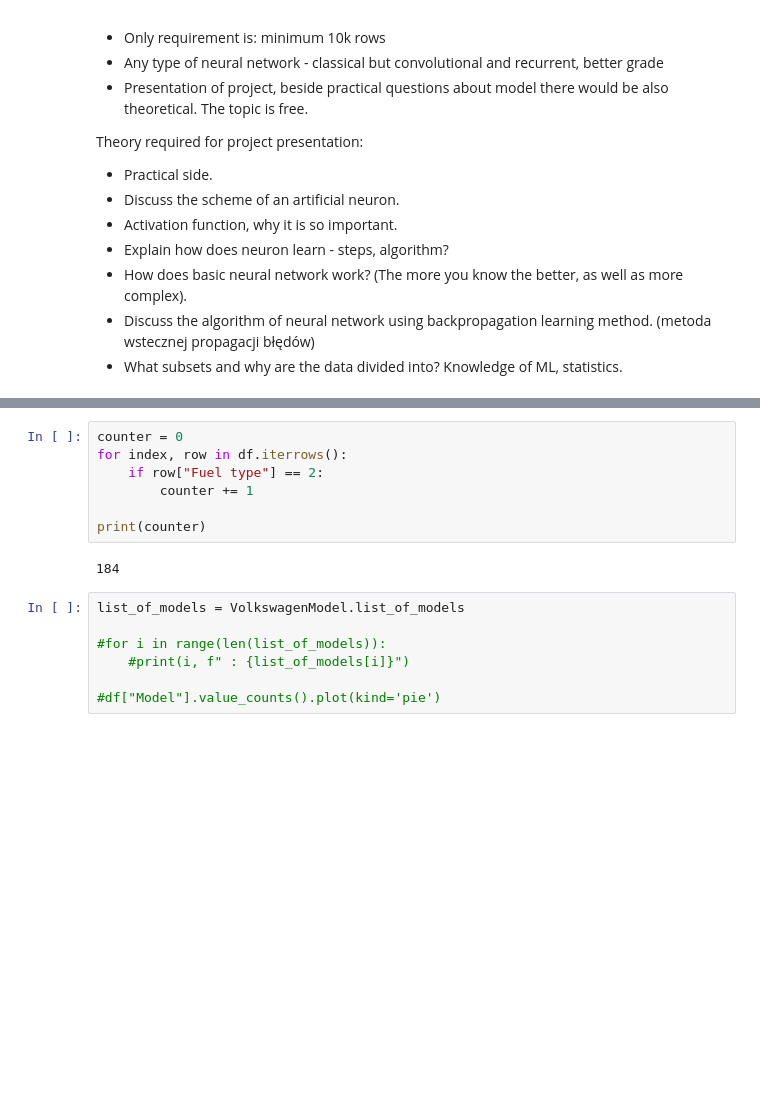
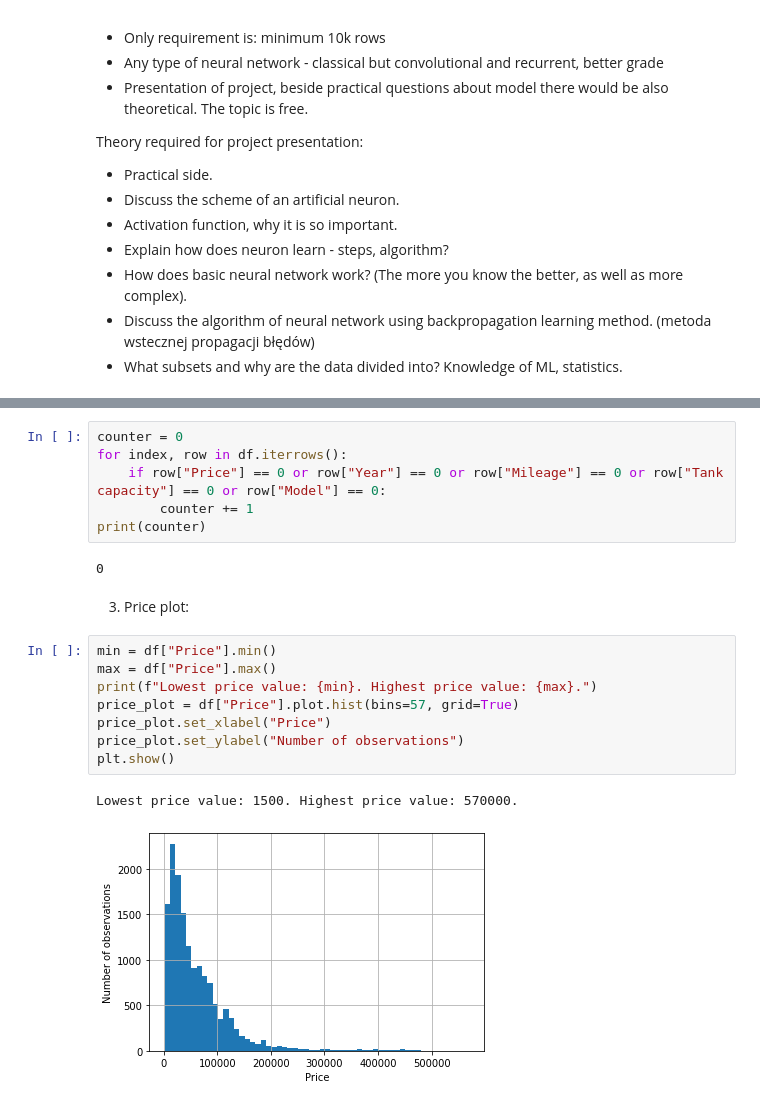
Before and after one commit to PsimonL/AI_Assesment, a Jupyter notebook: main.ipynb, the cells around one changed output, grey strips where cells are left out. Saved outputs shown, nothing was run; the diff lists cells and outputs as text; blank space fills up the shorter version.

Commit message:
Add price, mileage and year plot, remove unused data

```diff
--- a/main.ipynb
+++ b/main.ipynb
@@ -74,16 +78,21 @@ dtype: object
 # %%
 counter = 0
 for index, row in df.iterrows():
-    if row["Fuel type"] == 2:
+    if row["Price"] == 0 or row["Year"] == 0 or row["Mileage"] == 0 or row["Tank capacity"] == 0 or row["Model"] == 0:
         counter += 1
-
 print(counter)
 # %% [output]
-184
+0
-# %%
-list_of_models = VolkswagenModel.list_of_models
-
-#for i in range(len(list_of_models)):
-    #print(i, f" : {list_of_models[i]}")
-
-#df["Model"].value_counts().plot(kind='pie')
+# %% [markdown]
+3. Price plot:
+# %%
+min = df["Price"].min()
+max = df["Price"].max()
+print(f"Lowest price value: {min}. Highest price value: {max}.")
+price_plot = df["Price"].plot.hist(bins=57, grid=True)
+price_plot.set_xlabel("Price")
+price_plot.set_ylabel("Number of observations")
+plt.show()
+# %% [output]
+Lowest price value: 1500. Highest price value: 570000.
+[figure, added]
```
Also changed, not shown: parts of 16 cells of this notebook, 1 other file.
